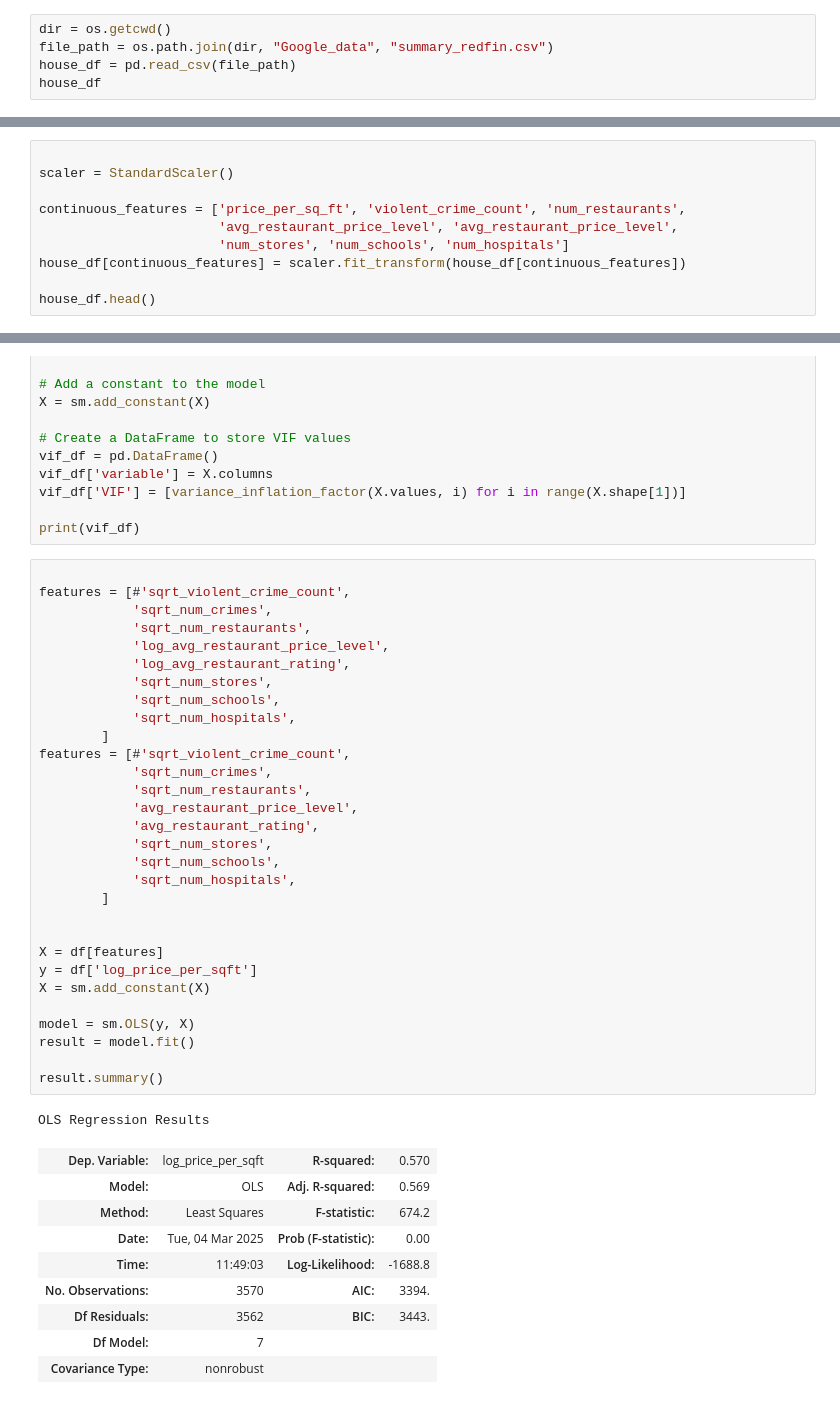
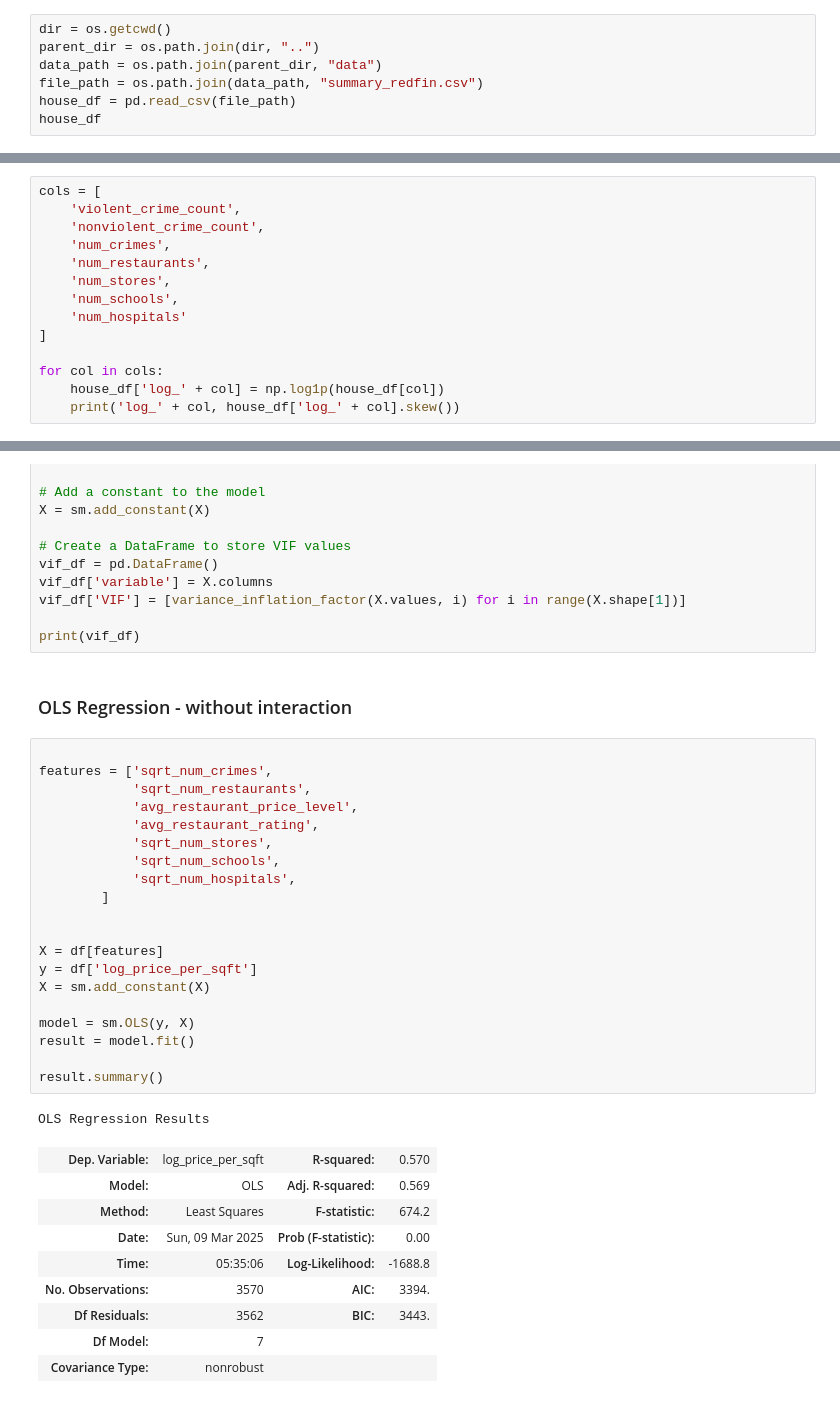
Before and after one commit to macs30112-winter25/final-project-team-leftovers, a Jupyter notebook: visualization_and_stats/stats.ipynb, the cells around one changed output, grey strips where cells are left out. Drawn from its saved outputs; the diff is of its cells as text.

```diff
--- a/visualization_and_stats/stats.ipynb
+++ b/visualization_and_stats/stats.ipynb
@@ -10,6 +13,8 @@ import seaborn as sns
 # %%
 dir = os.getcwd()
-file_path = os.path.join(dir, "Google_data", "summary_redfin.csv")
+parent_dir = os.path.join(dir, "..")
+data_path = os.path.join(parent_dir, "data")
+file_path = os.path.join(data_path, "summary_redfin.csv")
 house_df = pd.read_csv(file_path)
 house_df
 # %% [output]
@@ -166,0 +228,14 @@ plt.show()
+# %%
+cols = [
+    'violent_crime_count',
+    'nonviolent_crime_count',
+    'num_crimes',
+    'num_restaurants',
+    'num_stores',
+    'num_schools',
+    'num_hospitals'
+]
+
+for col in cols:
+    house_df['log_' + col] = np.log1p(house_df[col])
+    print('log_' + col, house_df['log_' + col].skew())
@@ -306,10 +375,0 @@ sqrt_num_hospitals 1.41972948910879
-# %%
-
-scaler = StandardScaler()
-
-continuous_features = ['price_per_sq_ft', 'violent_crime_count', 'num_restaurants',
-                       'avg_restaurant_price_level', 'avg_restaurant_price_level',
-                       'num_stores', 'num_schools', 'num_hospitals']
-house_df[continuous_features] = scaler.fit_transform(house_df[continuous_features])
-
-house_df.head()
@@ -357,43 +411,35 @@ vif_df['variable'] = X.columns
 vif_df['VIF'] = [variance_inflation_factor(X.values, i) for i in range(X.shape[1])]
 
 print(vif_df)
+# %% [markdown]
+### OLS Regression - without interaction
 # %%
 
-features = [#'sqrt_violent_crime_count',
-            'sqrt_num_crimes',
-            'sqrt_num_restaurants',
-            'log_avg_restaurant_price_level',
-            'log_avg_restaurant_rating',
-            'sqrt_num_stores',
-            'sqrt_num_schools',
-            'sqrt_num_hospitals',
-        ]
-features = [#'sqrt_violent_crime_count',
-            'sqrt_num_crimes',
+features = ['sqrt_num_crimes',
             'sqrt_num_restaurants',
             'avg_restaurant_price_level',
             'avg_restaurant_rating',
             'sqrt_num_stores',
             'sqrt_num_schools',
             'sqrt_num_hospitals',
         ]
 
 
 X = df[features]
 y = df['log_price_per_sqft']
 X = sm.add_constant(X)
 
 model = sm.OLS(y, X)
 result = model.fit()
 
 result.summary()
 # %% [output]
 OLS Regression Results
 | Dep. Variable: | log_price_per_sqft | R-squared: | 0.570 |
 | Model: | OLS | Adj. R-squared: | 0.569 |
 | Method: | Least Squares | F-statistic: | 674.2 |
-| Date: | Tue, 04 Mar 2025 | Prob (F-statistic): | 0.00 |
-| Time: | 11:49:03 | Log-Likelihood: | -1688.8 |
+| Date: | Sun, 09 Mar 2025 | Prob (F-statistic): | 0.00 |
+| Time: | 05:35:06 | Log-Likelihood: | -1688.8 |
 | No. Observations: | 3570 | AIC: | 3394. |
 | Df Residuals: | 3562 | BIC: | 3443. |
 | Df Model: | 7 |  |  |
```
Also changed, not shown: parts of 42 cells of this notebook.
